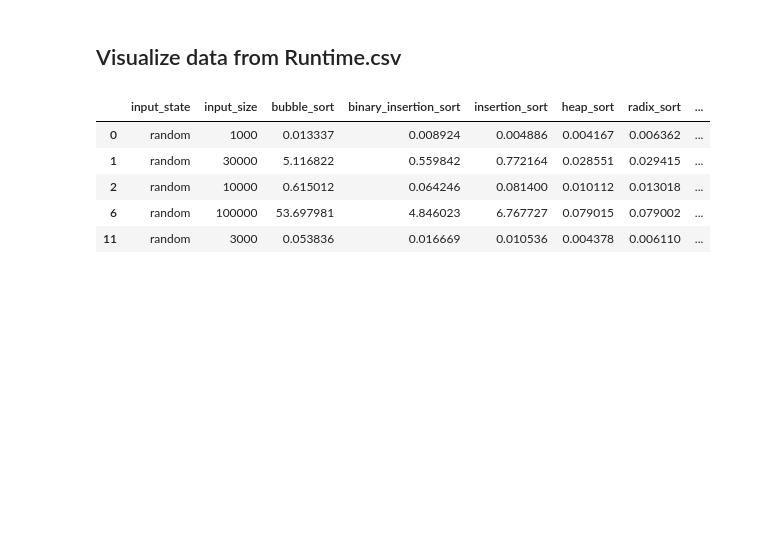
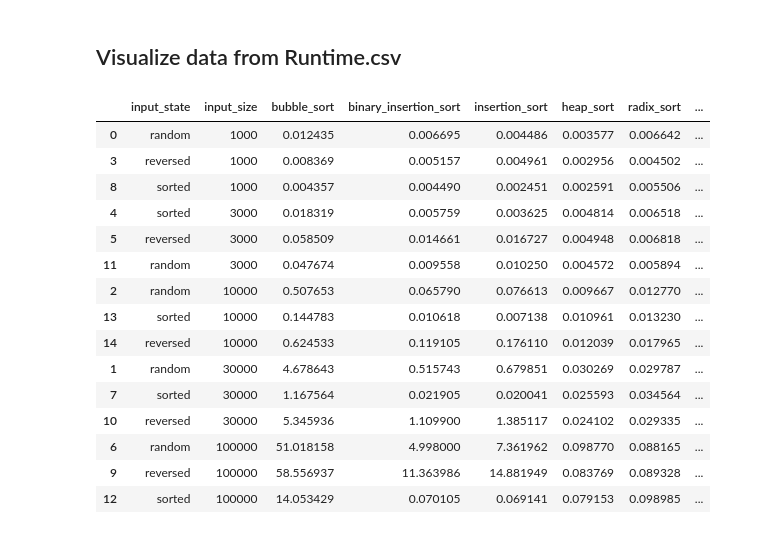
Before and after one commit to lelouvincx/CTDL-GT-_-Do-an-tuan-3-5, a Jupyter notebook: script.ipynb, the cells around one changed output. Saved outputs shown, nothing was run; the diff lists cells and outputs as text; code cells hidden in the pictures; blank space fills up the shorter version.

```diff
--- a/script.ipynb
+++ b/script.ipynb
@@ -131,20 +130,23 @@ sns.set()
 # %%
 path = "/home/lelouvincx/Documents/code/TH_CTDLGT/CTDL-GT-_-Do-an-tuan-3-5"
 os.chdir(path)
-runtimeDataset = pd.read_csv('Runtime.csv')
-randomDF = runtimeDataset[runtimeDataset.input_state == 'random']
-sortedDF = runtimeDataset[runtimeDataset.input_state == 'sorted']
-reversedDF = runtimeDataset[runtimeDataset.input_state == 'reversed']
-randomDF.sort_values(by=['input_size'])
-randomDF.head()
-# sortedDF.head()
-# reversedDF.head()
-
-# sns.lineplot(data=runtimeDataset)
+data = pd.read_csv('Runtime.csv')
+data = data.sort_values('input_size')
+data
 # %% [output]
 |  | input_state | input_size | bubble_sort | binary_insertion_sort | insertion_sort | heap_sort | radix_sort | ... |
-| 0 | random | 1000 | 0.013337 | 0.008924 | 0.004886 | 0.004167 | 0.006362 | ... |
-| 1 | random | 30000 | 5.116822 | 0.559842 | 0.772164 | 0.028551 | 0.029415 | ... |
-| 2 | random | 10000 | 0.615012 | 0.064246 | 0.081400 | 0.010112 | 0.013018 | ... |
-| 6 | random | 100000 | 53.697981 | 4.846023 | 6.767727 | 0.079015 | 0.079002 | ... |
-| 11 | random | 3000 | 0.053836 | 0.016669 | 0.010536 | 0.004378 | 0.006110 | ... |
+| 0 | random | 1000 | 0.012435 | 0.006695 | 0.004486 | 0.003577 | 0.006642 | ... |
+| 3 | reversed | 1000 | 0.008369 | 0.005157 | 0.004961 | 0.002956 | 0.004502 | ... |
+| 8 | sorted | 1000 | 0.004357 | 0.004490 | 0.002451 | 0.002591 | 0.005506 | ... |
+| 4 | sorted | 3000 | 0.018319 | 0.005759 | 0.003625 | 0.004814 | 0.006518 | ... |
+| 5 | reversed | 3000 | 0.058509 | 0.014661 | 0.016727 | 0.004948 | 0.006818 | ... |
+| 11 | random | 3000 | 0.047674 | 0.009558 | 0.010250 | 0.004572 | 0.005894 | ... |
+| 2 | random | 10000 | 0.507653 | 0.065790 | 0.076613 | 0.009667 | 0.012770 | ... |
+| 13 | sorted | 10000 | 0.144783 | 0.010618 | 0.007138 | 0.010961 | 0.013230 | ... |
+| 14 | reversed | 10000 | 0.624533 | 0.119105 | 0.176110 | 0.012039 | 0.017965 | ... |
+| 1 | random | 30000 | 4.678643 | 0.515743 | 0.679851 | 0.030269 | 0.029787 | ... |
+| 7 | sorted | 30000 | 1.167564 | 0.021905 | 0.020041 | 0.025593 | 0.034564 | ... |
+| 10 | reversed | 30000 | 5.345936 | 1.109900 | 1.385117 | 0.024102 | 0.029335 | ... |
+| 6 | random | 100000 | 51.018158 | 4.998000 | 7.361962 | 0.098770 | 0.088165 | ... |
+| 9 | reversed | 100000 | 58.556937 | 11.363986 | 14.881949 | 0.083769 | 0.089328 | ... |
+| 12 | sorted | 100000 | 14.053429 | 0.070105 | 0.069141 | 0.079153 | 0.098985 | ... |
```
Also changed, not shown: parts of 4 cells of this notebook, 38 other files.
